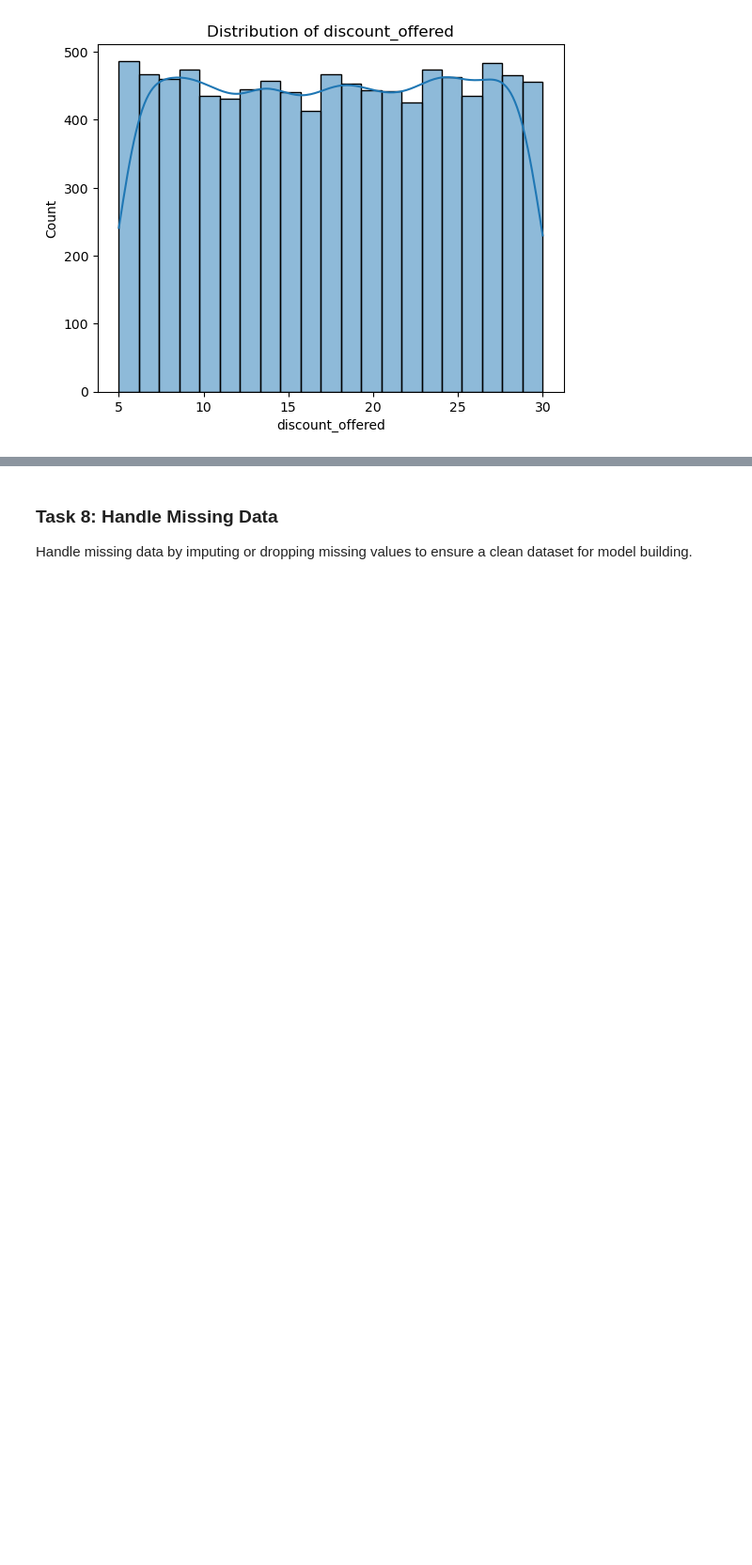
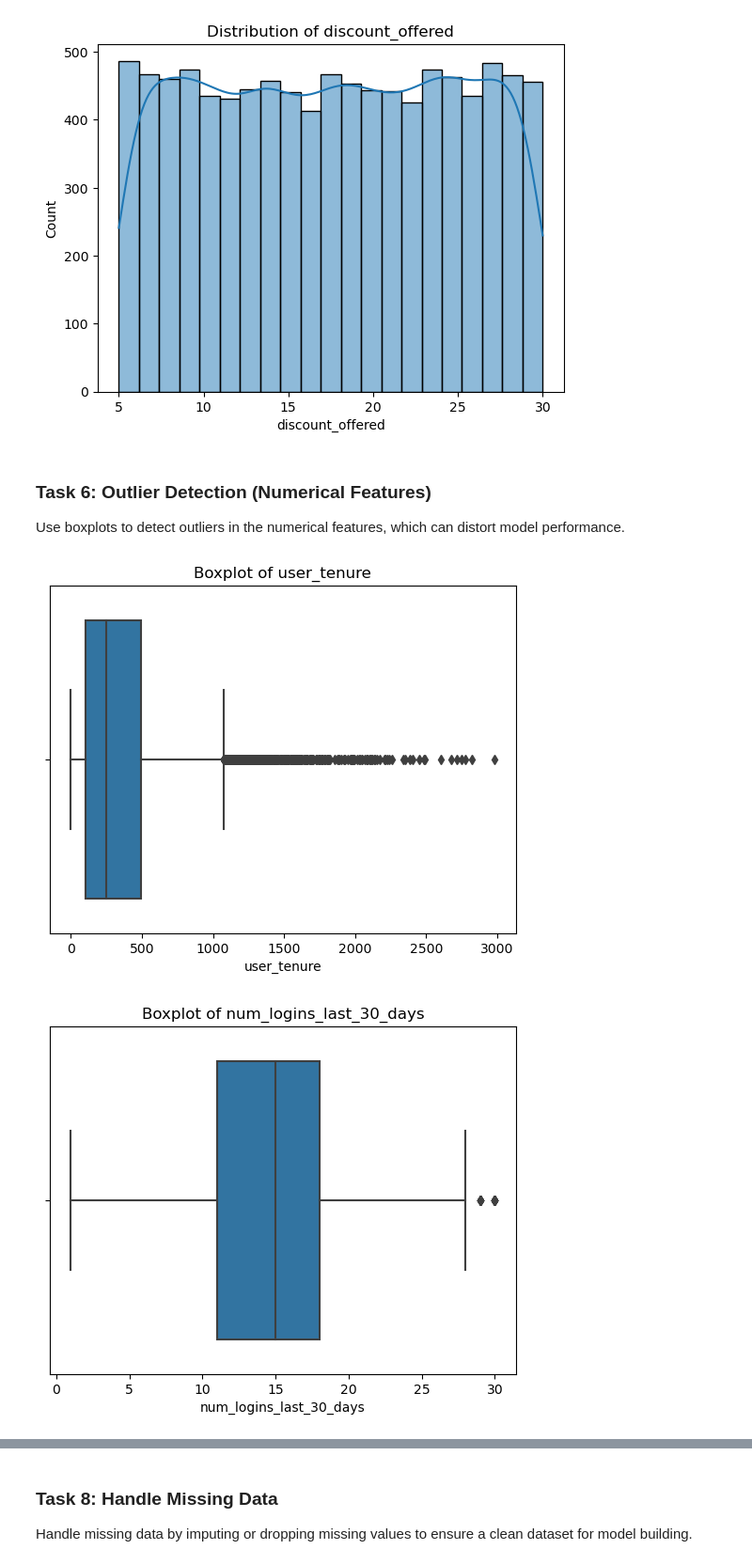
Before and after one commit to KunaalNaik/HIC_FINTECH1_WIN_BACK, a Jupyter notebook: 2_Project_Tasks_Win_back_DS_Level2.ipynb, the cells around one changed output, grey strips where cells are left out. Shown: that part at 94% size. Cells and saved outputs as stored; diff of their text form; code cells hidden in the pictures; blank space fills up the shorter version.

```diff
--- a/2_Project_Tasks_Win_back_DS_Level2.ipynb
+++ b/2_Project_Tasks_Win_back_DS_Level2.ipynb
@@ -107,3 +117,17 @@ for col in num_cols:
 [figure]
 [figure]
 [figure]
+# %% [markdown]
+### Task 6: Outlier Detection (Numerical Features)
+Use boxplots to detect outliers in the numerical features, which can distort model performance.
+# %%
+# Plot boxplots to detect outliers in numerical features
+for col in num_cols:
+    sns.boxplot(x=df[col])
+    plt.title(f'Boxplot of {col}')
+    plt.show()
+
+# TODO: Learn about other outlier detection methods like Z-score and Mahalanobis distance.
+# %% [output]
+[figure, added]
+[figure, added]
```
Also changed, not shown: parts of 32 cells of this notebook.
